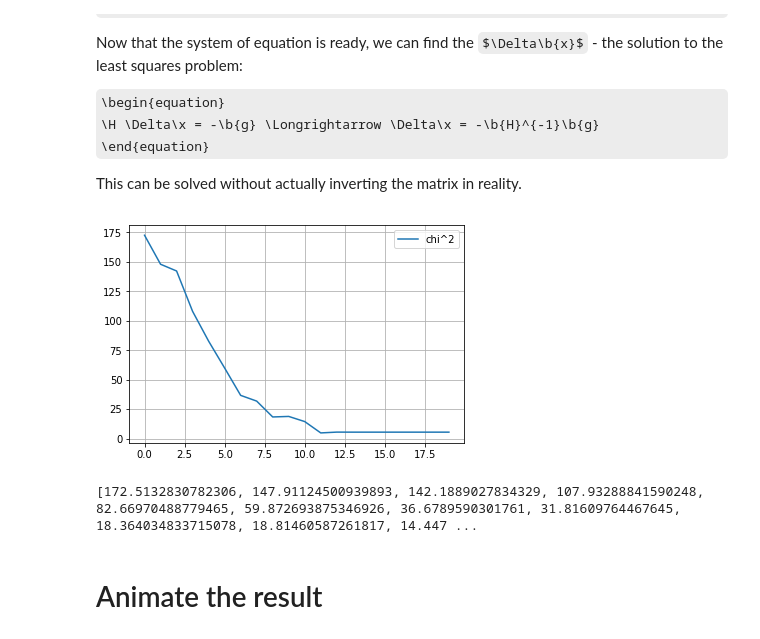
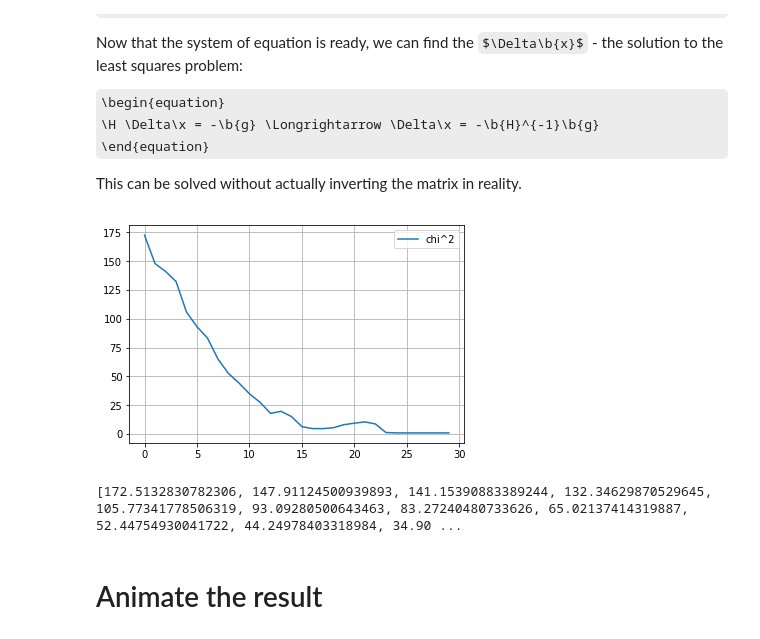
Before and after one commit to niosus/notebooks, a Jupyter notebook: icp.ipynb, the cells around one changed output. Saved outputs shown, nothing was run; the diff lists cells and outputs as text; code cells hidden in the pictures; some formulas as TeX source.

```diff
--- a/icp.ipynb
+++ b/icp.ipynb
@@ -299,7 +300,7 @@ def jacobian(x, p_point):
     theta = x[2]
     J = np.zeros((2, 3))
     J[0:2, 0:2] = np.identity(2)
-    J[0:2, [2]] = dR(theta).dot(p_point)
+    J[0:2, [2]] = dR(0).dot(p_point)
     return J
 
 def error(x, p_point, q_point):
@@ -355,40 +356,40 @@ def prepare_system(x, P, Q, correspondences):
         chi += e.T * e
     return H, g, chi
 
-def icp(P, Q, corresp, iterations=20):
+def icp(P, Q, corresp, iterations=30):
     x = np.zeros((3, 1))
     chi_values = []
     x_values = [x.copy()]  # Initial value for transformation.
     P_copy = P.copy()
     corresp_values = []
     for i in range(iterations):
         rot = R(x[2])
         t = x[0:2]
         correspondences = get_correspondence_indices(rot.dot(P.copy()) + t, Q)
         corresp_values.append(correspondences)
         H, g, chi = prepare_system(x, P, Q, correspondences)
         dx = np.linalg.lstsq(H, -g, rcond=None)[0]
         x += dx
         # normalize angle
         x[2] = atan2(sin(x[2]), cos(x[2]))
         # add error to list of errors
         chi_values.append(chi.item(0))
         x_values.append(x.copy())
         rot = R(x[2])
         t = x[0:2]
         P_copy = rot.dot(P.copy()) + t
     corresp_values.append(corresp_values[-1])
     return x, chi_values, x_values, corresp_values
 
 x, chi_values, x_values, corresp_values = icp(P, Q, correspondences)
 plt.plot(chi_values, label="chi^2")
 plt.legend()
 plt.grid(True)
 plt.show()
 print(chi_values)
 # %% [output]
-[figure, old version]
+[figure, new version]
-[172.5132830782306, 147.91124500939893, 142.1889027834329, 107.93288841590248, 82.66970488779465, 59.872693875346926, 36.6789590301761, 31.81609764467645, 18.364034833715078, 18.81460587261817, 14.447 ...
+[172.5132830782306, 147.91124500939893, 141.15390883389244, 132.34629870529645, 105.77341778506319, 93.09280500643463, 83.27240480733626, 65.02137414319887, 52.44754930041722, 44.24978403318984, 34.90 ...
 # %% [markdown]
 # Animate the result #
 # %%
```
Also changed, not shown: parts of 7 cells of this notebook.
